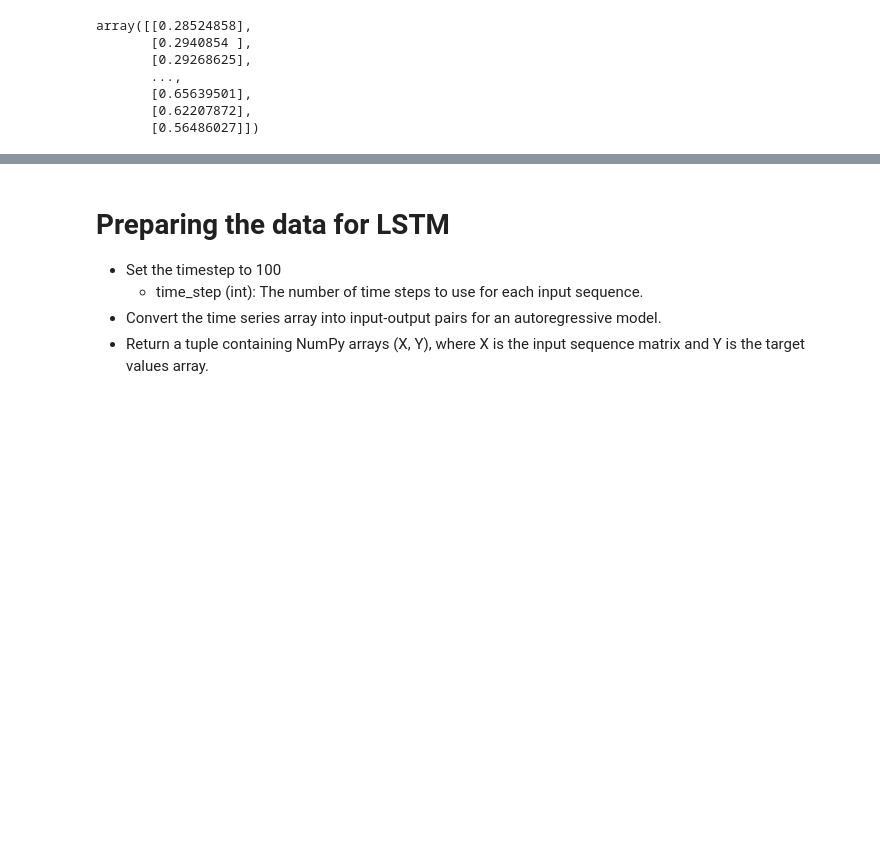
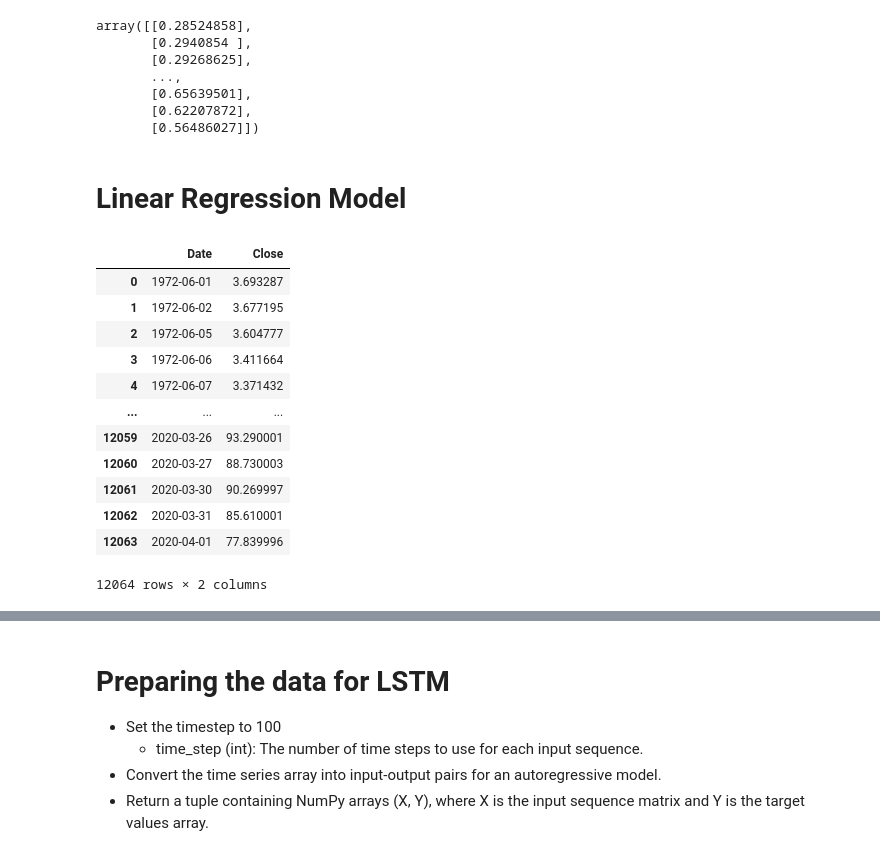
Before and after one commit to commitit/Stock-Prediction, a Jupyter notebook: stock_predictionv4.ipynb, the cells around one changed output, grey strips where cells are left out. Saved outputs shown, nothing was run; the diff lists cells and outputs as text; code cells hidden in the pictures; blank space fills up the shorter version.

```diff
--- a/stock_predictionv4.ipynb
+++ b/stock_predictionv4.ipynb
@@ -195,3 +195,23 @@ array([[0.28524858],
        [0.65639501],
        [0.62207872],
        [0.56486027]])
+# %% [markdown]
+# Linear Regression Model
+# %%
+from sklearn.linear_model import LinearRegression
+df_lr = df.reset_index()
+df_lr
+# %% [output]
+|  | Date | Close |
+| 0 | 1972-06-01 | 3.693287 |
+| 1 | 1972-06-02 | 3.677195 |
+| 2 | 1972-06-05 | 3.604777 |
+| 3 | 1972-06-06 | 3.411664 |
+| 4 | 1972-06-07 | 3.371432 |
+| ... | ... | ... |
+| 12059 | 2020-03-26 | 93.290001 |
+| 12060 | 2020-03-27 | 88.730003 |
+| 12061 | 2020-03-30 | 90.269997 |
+| 12062 | 2020-03-31 | 85.610001 |
+| 12063 | 2020-04-01 | 77.839996 |
+12064 rows × 2 columns
```
Also changed, not shown: parts of 10 cells of this notebook.
